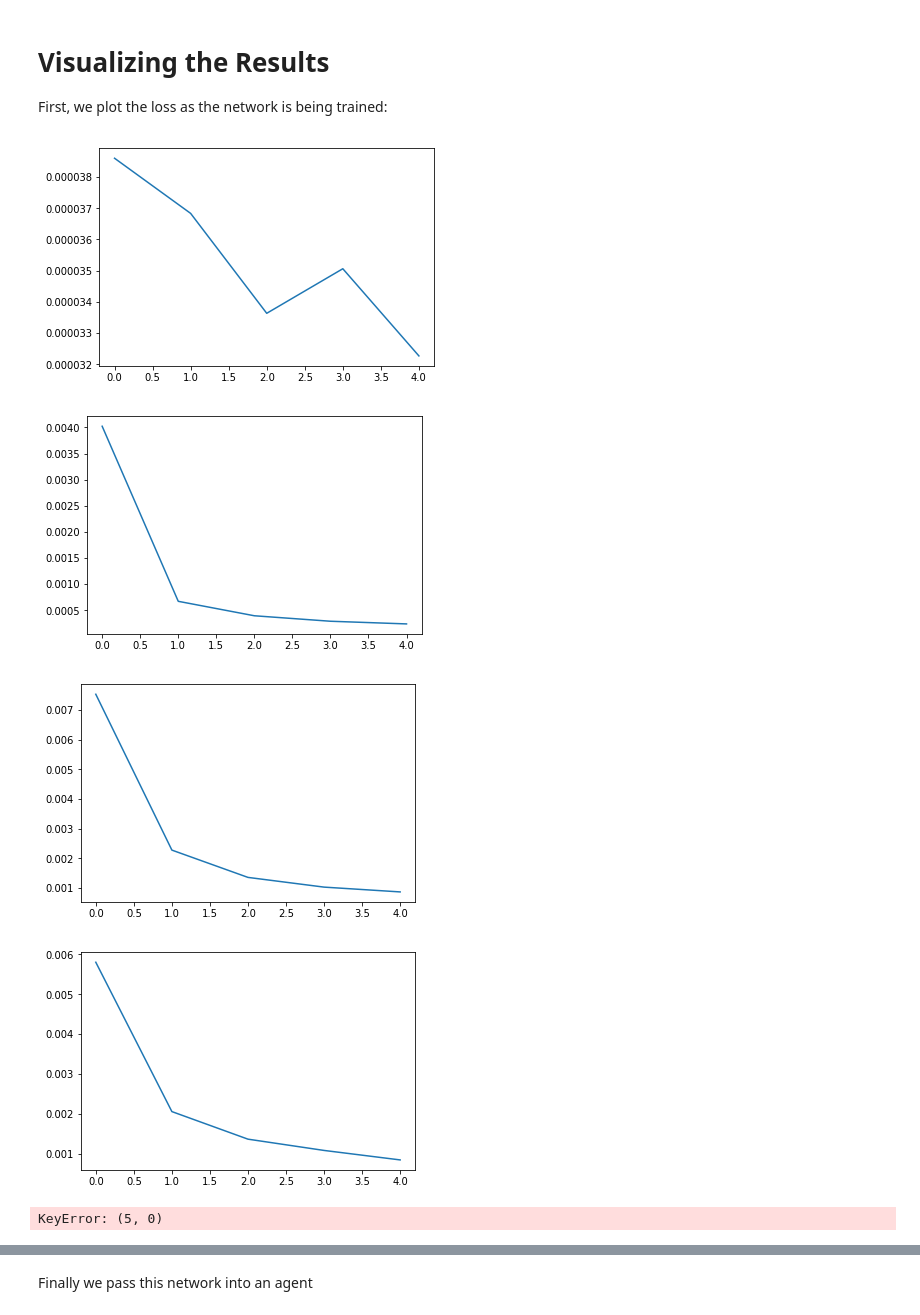
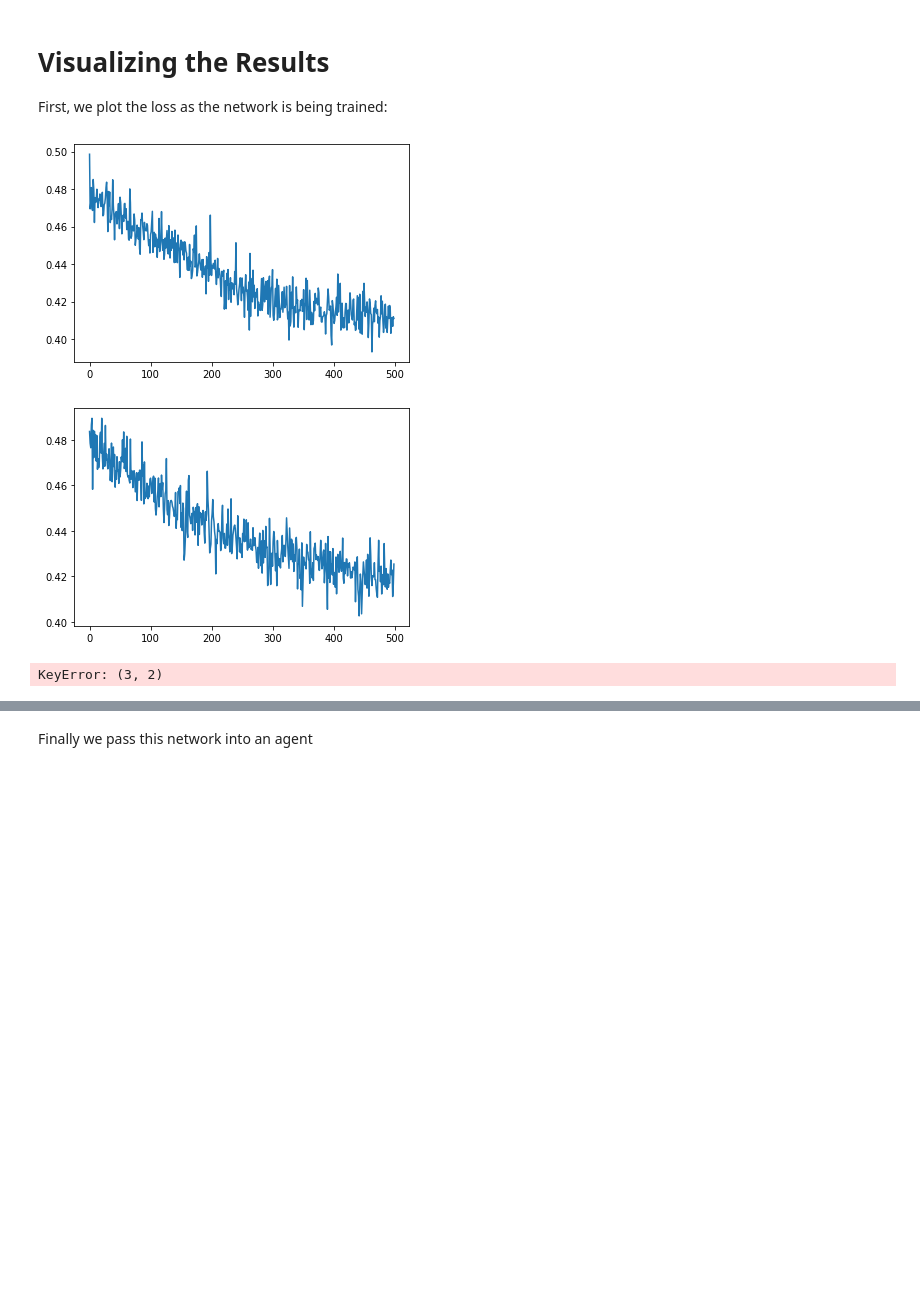
Before and after one commit to gabrielbessler/AI_Project, a Jupyter notebook: AI Project.ipynb, the cells around one changed output, grey strips where cells are left out. Saved outputs shown, nothing was run; the diff lists cells and outputs as text; code cells hidden in the pictures; blank space fills up the shorter version.

```diff
--- a/AI Project.ipynb
+++ b/AI Project.ipynb
@@ -429,12 +468,14 @@ def train(data, game, net, trainCount, batchCount, num_epochs, start_lr, lrStepF
 
         allNodes = []
         allExpected = []
-        for batch in trange(batchCount, desc=f"Moving data for epoch {epoch}"):
+#         for batch in trange(batchCount, desc=f"Moving data for epoch {epoch}"):
+        for batch in range(batchCount):
             nodes, expected = getExpectedResults(data, game, batchSize, flatten)
             allNodes.append(torch.stack(nodes).to(device))
             allExpected.append(expected)
 
-        for batch in trange(batchCount, desc=f"Epoch {epoch}"):
+#         for batch in trange(batchCount, desc=f"Epoch {epoch}"):
+        for batch in range(batchCount):
             # Get training data for one batch
             outputs  = [0] * batchSize
             nodes, expected = allNodes[batch], allExpected[batch]
@@ -480,7 +518,7 @@ def getGameTree(game, dim):
     test_set, training_set, validation_set = splitDataFromGraph(vertices)
     return test_set, training_set, validation_set, vertices
 # %%
-gameOverCheck = partial(checkGameOver, n=dim)
+gameOverCheck = partial(checkGameOver, n=3)
 config = TicTacToeConfig(turnChooser=defaultTurnChooser, gameOverChecker=gameOverCheck, dimension=dim, threeDims=False)
 game = TicTacToe(None, None, None, config)
 
@@ -490,5 +528,13 @@ test_set_one, training_set_one, validation_set_one, vertices = getGameTree(game,
 training_set_one = [vertices[i] for i in training_set_one]
 for v in tqdm(training_set_one, desc="Converting to Tensors"):
     v.board_torch = torch.FloatTensor(v.board)
+
+validation_set_one = [vertices[i] for i in validation_set_one]
+for v in tqdm(validation_set_one, desc="Converting to Tensors"):
+    v.board_torch = torch.FloatTensor(v.board)
+
+test_set_one = [vertices[i] for i in test_set_one]
+for v in tqdm(test_set_one, desc="Converting to Tensors"):
+    v.board_torch = torch.FloatTensor(v.board)
 # %% [output]
 [interactive output not drawn]
@@ -505,7 +553,7 @@ trainCount = len(training_set_one)
 batchSize = 32
 batchCount = trainCount // batchSize
 startLR = 0.04
-numEpochs = 5
+numEpochs = 2000
 lrStepFactor = 1.5
 
 results = dict()
@@ -622,24 +664,22 @@ def do_plot(L, chunkSize, showEpochs = True):
 # %%
 CHUNK_SIZE = 200
 do_plot(results[(3,0)], CHUNK_SIZE, False)
 do_plot(results[(3,1)], CHUNK_SIZE, False)
 do_plot(results[(3,2)], CHUNK_SIZE, False)
 do_plot(results[(3,3)], CHUNK_SIZE, False)
 
-CHUNK_SIZE = 200
-do_plot(results[(5,0)], CHUNK_SIZE)
-do_plot(results[(5,1)], CHUNK_SIZE)
-do_plot(results[(5,2)], CHUNK_SIZE)
-do_plot(results[(5,3)], CHUNK_SIZE)
+# CHUNK_SIZE = 200
+# do_plot(results[(4,0)], CHUNK_SIZE)
+# do_plot(results[(4,1)], CHUNK_SIZE)
+# do_plot(results[(4,2)], CHUNK_SIZE)
+# do_plot(results[(4,3)], CHUNK_SIZE)
 
-CHUNK_SIZE = 200
-do_plot(results[(7,0)], CHUNK_SIZE)
-do_plot(results[(7,1)], CHUNK_SIZE)
-do_plot(results[(7,2)], CHUNK_SIZE)
-do_plot(results[(7,3)], CHUNK_SIZE)
+# CHUNK_SIZE = 200
+# do_plot(results[(5,0)], CHUNK_SIZE)
+# do_plot(results[(5,1)], CHUNK_SIZE)
+# do_plot(results[(5,2)], CHUNK_SIZE)
+# do_plot(results[(5,3)], CHUNK_SIZE)
 # %% [output]
-[figure, old version]
+[figure, new version]
-[figure, old version]
+[figure, new version]
-[figure, removed]
-[figure, removed]
-KeyError: (5, 0)
+KeyError: (3, 2)
```
Also changed, not shown: parts of 18 cells of this notebook, 2 other files.
